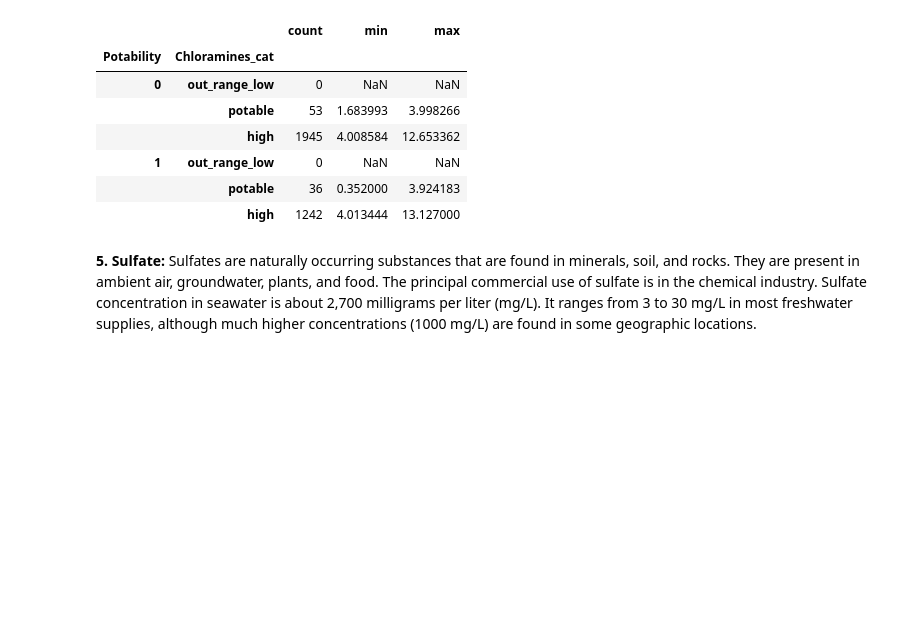
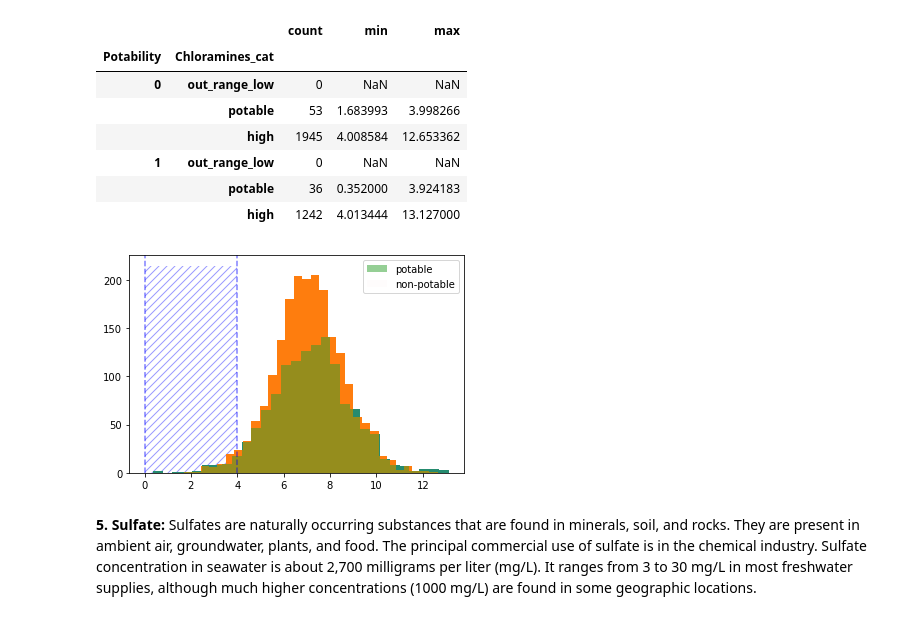
Before and after one commit to MarceloAlvesPereira/Springboard, a Jupyter notebook: Classification/Water_potability.ipynb, the cells around one changed output. Saved outputs shown, nothing was run; the diff lists cells and outputs as text; code cells hidden in the pictures; blank space fills up the shorter version.

```diff
--- a/Classification/Water_potability.ipynb
+++ b/Classification/Water_potability.ipynb
@@ -458,6 +495,10 @@ ranges.Chloramines
 | 1 | out_range_low | 0 | NaN | NaN |
 |  | potable | 36 | 0.352000 | 3.924183 |
 |  | high | 1242 | 4.013444 | 13.127000 |
+# %%
+visualize(water,'Chloramines',30,0,4)
+# %% [output]
+[figure, added]
 # %% [markdown]
 **5. Sulfate:**
 Sulfates are naturally occurring substances that are found in minerals, soil, and rocks. They are present in ambient air, groundwater, plants, and food. The principal commercial use of sulfate is in the chemical industry. Sulfate concentration in seawater is about 2,700 milligrams per liter (mg/L). It ranges from 3 to 30 mg/L in most freshwater supplies, although much higher concentrations (1000 mg/L) are found in some geographic locations.
```
Also changed, not shown: parts of 298 cells of this notebook.
